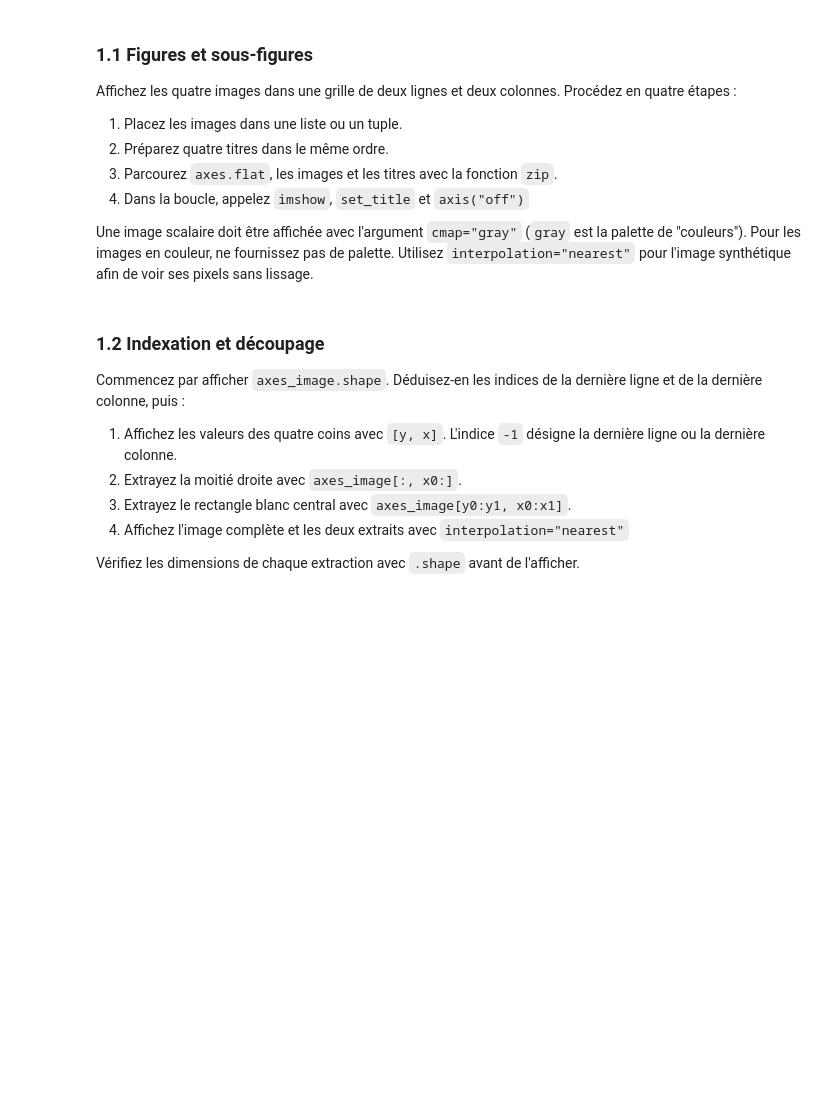
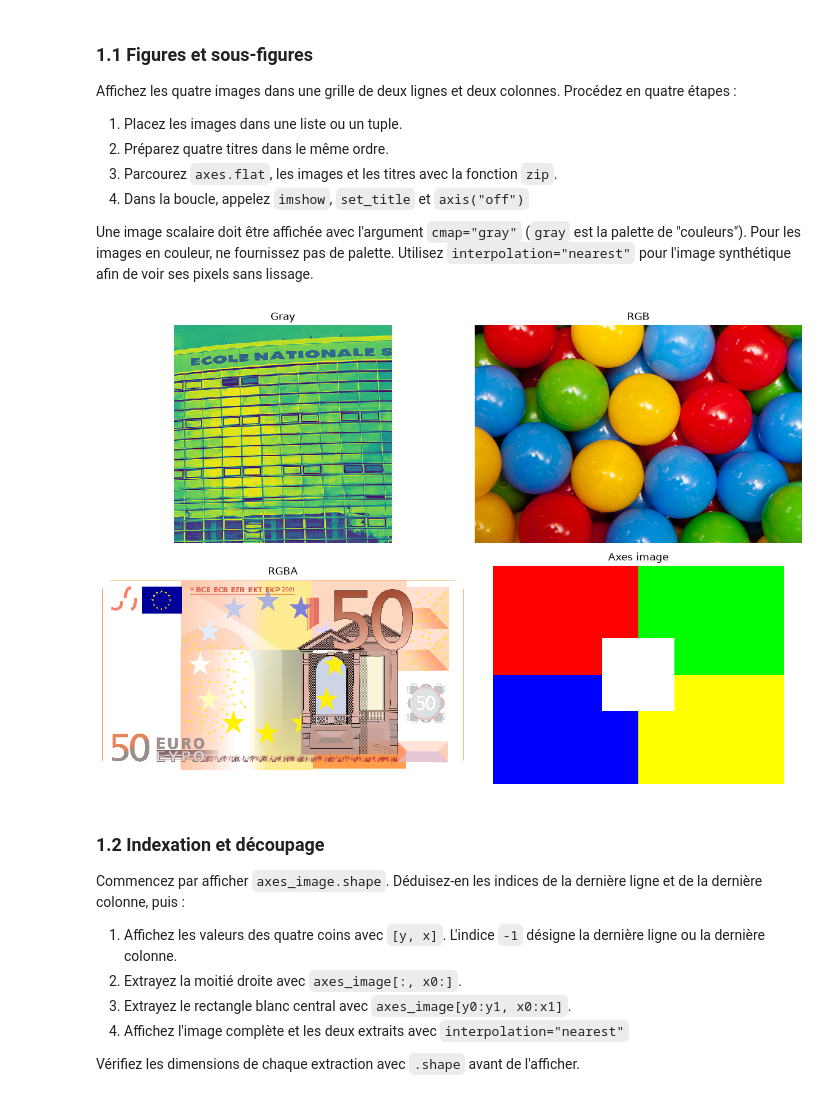
Before and after one commit to Zezinoo/TraitmentImages, a Jupyter notebook: tp1/src/tp1-images-couleur-robustesse.ipynb, the cells around one changed output. Drawn from its saved outputs; the diff is of its cells as text; code cells hidden in the pictures; blank space fills up the shorter version.

```diff
--- a/tp1/src/tp1-images-couleur-robustesse.ipynb
+++ b/tp1/src/tp1-images-couleur-robustesse.ipynb
@@ -168,11 +179,19 @@ Procédez en quatre étapes :
 Une image scalaire doit être affichée avec l'argument `cmap="gray"` (`gray` est la palette de "couleurs"). Pour les images en couleur, ne fournissez pas de palette. Utilisez `interpolation="nearest"` pour l'image synthétique afin de voir ses pixels sans lissage.
 # %%
 fig, axes = plt.subplots(2, 2, figsize=(12, 8))
-
+imgs = [("Gray", gray), ("RGB", rgb), ("RGBA", rgba), ("Axes image", axes_image)]
 # TODO : afficher gray, rgb, rgba et axes_image
 # Pour l'image synthétique, utilisez interpolation="nearest"
 
+for i, (title, img) in enumerate(imgs):
+    ax = axes[i // 2, i % 2]
+    ax.imshow(img, interpolation="nearest")
+    ax.set_title(title)
+    ax.axis("off")
+
 plt.tight_layout()
+# %% [output]
+[figure, added]
 # %% [markdown]
 ### 1.2 Indexation et découpage
 
```
Also changed, not shown: parts of 18 cells of this notebook.
